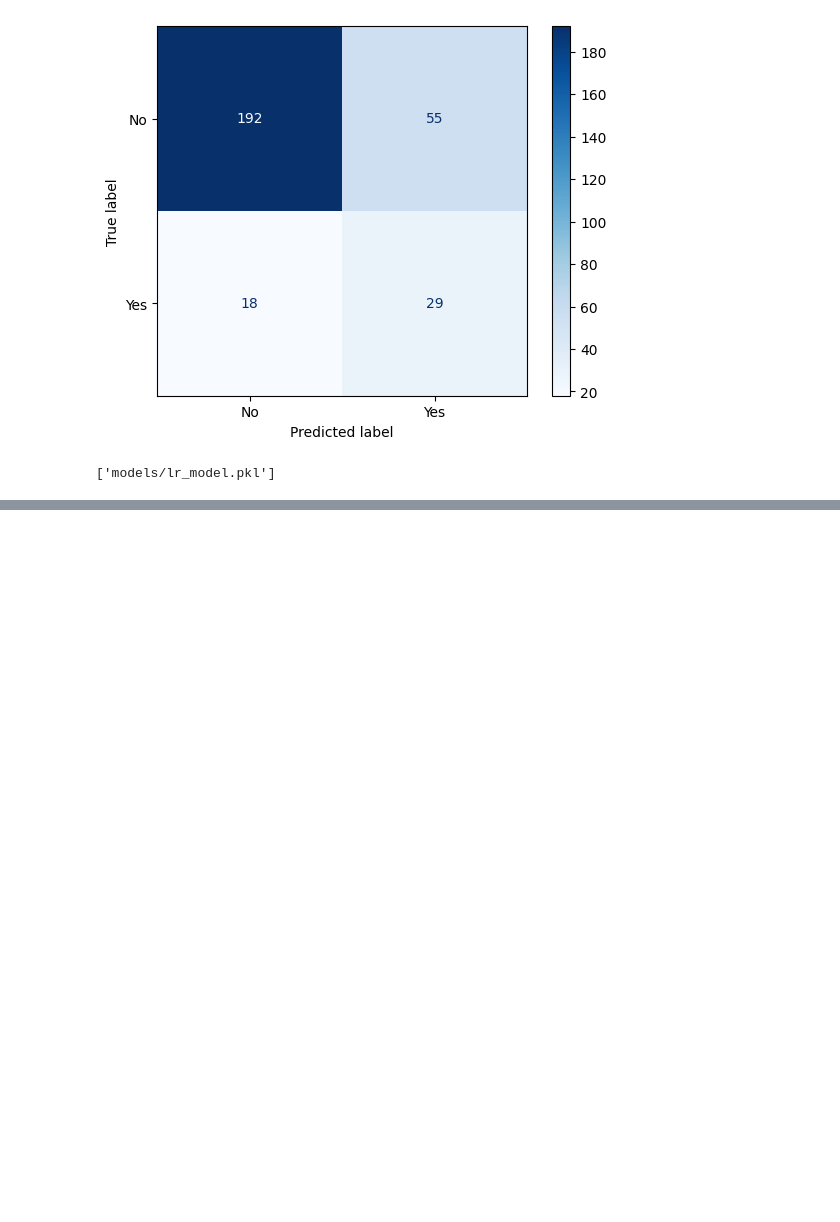
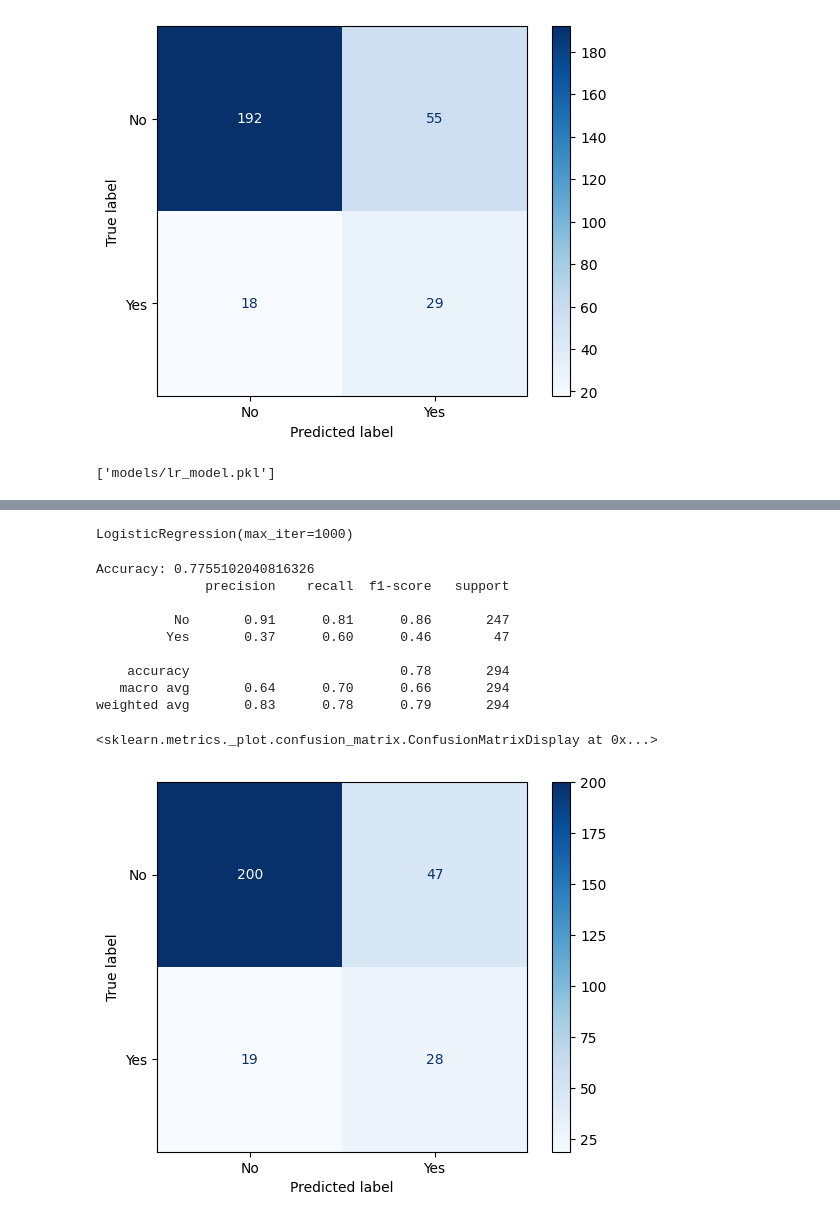
Before and after one commit to MBJ-2002/hr_analytics_employee_attrition, a Jupyter notebook: hr_analytics.ipynb, the cells around one changed output, grey strips where cells are left out. Saved outputs shown, nothing was run; the diff lists cells and outputs as text; code cells hidden in the pictures; blank space fills up the shorter version.

Commit message:
attempt to fix current model

```diff
--- a/hr_analytics.ipynb
+++ b/hr_analytics.ipynb
@@ -189,4 +189,9 @@ joblib.dump(model, 'models/lr_model.pkl')
 # %% [output]
 ['models/lr_model.pkl']
 # %%
-# Trying to fix biasness using SMOTE
+# Trying to fix biasness using SMOTE (Synthetic Minority Over-sampling Technique)
+
+from imblearn.over_sampling import SMOTE
+
+smote = SMOTE(random_state=42)
+X_train_resampled, y_train_resampled = smote.fit_resample(X_train, y_train)
@@ -192,0 +210,28 @@ joblib.dump(model, 'models/lr_model.pkl')
+# %%
+model = LogisticRegression(max_iter=1000)
+model.fit(X_train_resampled, y_train_resampled)
+# %% [output]
+LogisticRegression(max_iter=1000)
+# %%
+y_pred = model.predict(X_test)
+
+from sklearn.metrics import classification_report, confusion_matrix, ConfusionMatrixDisplay
+
+print("Accuracy:", accuracy_score(y_test, y_pred))
+
+print(classification_report(y_test, y_pred, target_names=["No", "Yes"]))
+cm = confusion_matrix(y_test, y_pred)
+disp = ConfusionMatrixDisplay(confusion_matrix=cm, display_labels=["No", "Yes"])
+disp.plot(cmap="Blues")
+# %% [output]
+Accuracy: 0.7755102040816326
+              precision    recall  f1-score   support
+
+          No       0.91      0.81      0.86       247
+         Yes       0.37      0.60      0.46        47
+
+    accuracy                           0.78       294
+   macro avg       0.64      0.70      0.66       294
+weighted avg       0.83      0.78      0.79       294
+<sklearn.metrics._plot.confusion_matrix.ConfusionMatrixDisplay at 0x...>
+[figure, added]
```
Also changed, not shown: parts of 2 cells of this notebook, 1 other file.
